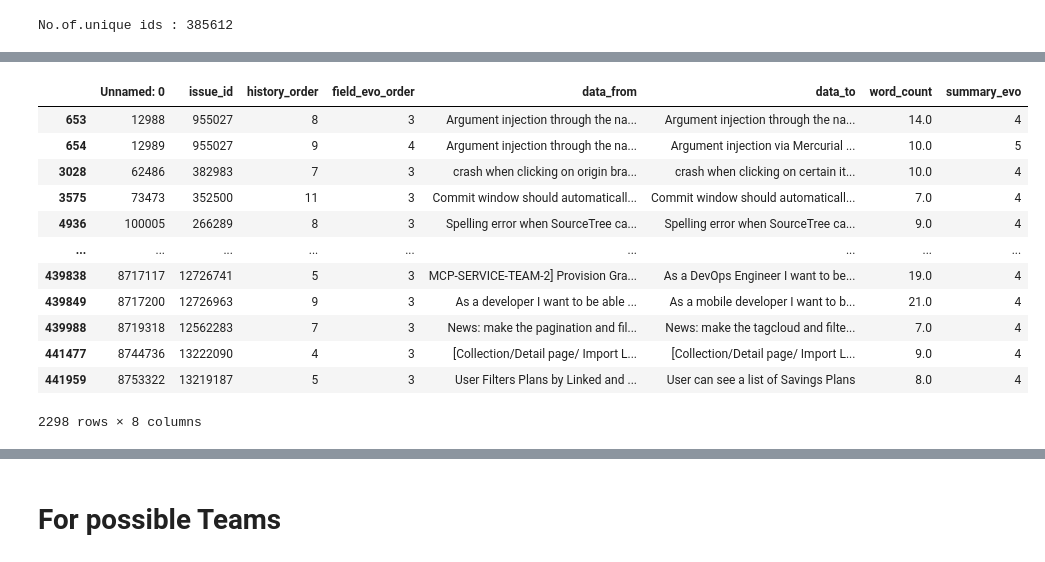
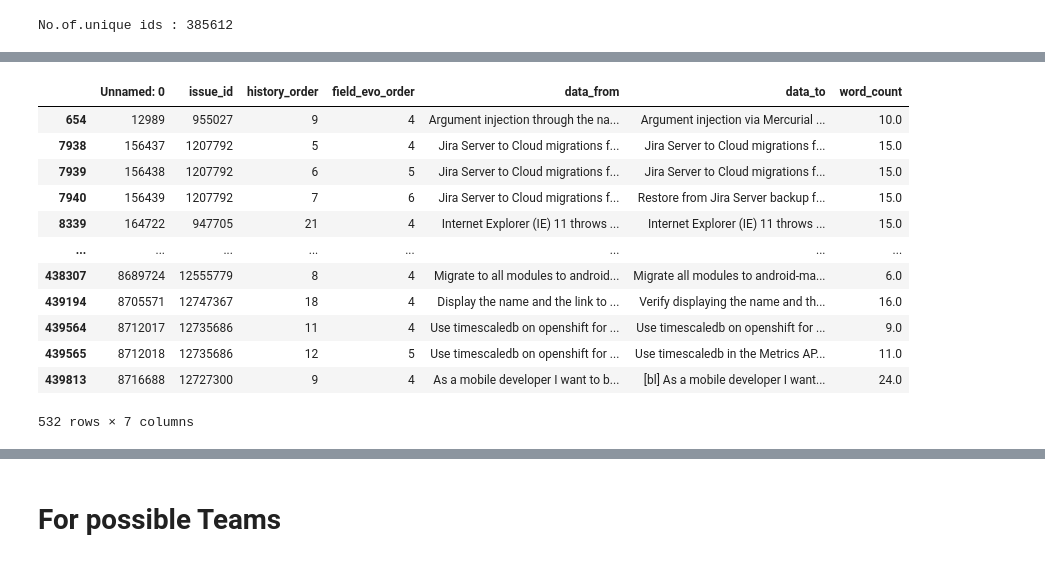
Before and after one commit to Piet777/master-thesis, a Jupyter notebook: summaryLength.ipynb, the cells around one changed output, grey strips where cells are left out. Drawn from its saved outputs; the diff is of its cells as text; code cells hidden in the pictures.

```diff
--- a/summaryLength.ipynb
+++ b/summaryLength.ipynb
@@ -129,19 +124,19 @@ memory usage: 27.0+ MB
 # %%
-df[df['summary_evo'] >= 4]
+df[df['field_evo_order'] >= 4]
 # %% [output]
-|  | Unnamed: 0 | issue_id | history_order | field_evo_order | data_from | data_to | word_count | summary_evo |
-| 653 | 12988 | 955027 | 8 | 3 | Argument injection through the na... | Argument injection through the na... | 14.0 | 4 |
-| 654 | 12989 | 955027 | 9 | 4 | Argument injection through the na... | Argument injection via Mercurial ... | 10.0 | 5 |
-| 3028 | 62486 | 382983 | 7 | 3 | crash when clicking on origin bra... | crash when clicking on certain it... | 10.0 | 4 |
-| 3575 | 73473 | 352500 | 11 | 3 | Commit window should automaticall... | Commit window should automaticall... | 7.0 | 4 |
-| 4936 | 100005 | 266289 | 8 | 3 | Spelling error when SourceTree ca... | Spelling error when SourceTree ca... | 9.0 | 4 |
-| ... | ... | ... | ... | ... | ... | ... | ... | ... |
-| 439838 | 8717117 | 12726741 | 5 | 3 | MCP-SERVICE-TEAM-2] Provision Gra... | As a DevOps Engineer I want to be... | 19.0 | 4 |
-| 439849 | 8717200 | 12726963 | 9 | 3 | As a developer I want to be able ... | As a mobile developer I want to b... | 21.0 | 4 |
-| 439988 | 8719318 | 12562283 | 7 | 3 | News: make the pagination and fil... | News: make the tagcloud and filte... | 7.0 | 4 |
-| 441477 | 8744736 | 13222090 | 4 | 3 | [Collection/Detail page/ Import L... | [Collection/Detail page/ Import L... | 9.0 | 4 |
-| 441959 | 8753322 | 13219187 | 5 | 3 | User Filters Plans by Linked and ... | User can see a list of Savings Plans | 8.0 | 4 |
+|  | Unnamed: 0 | issue_id | history_order | field_evo_order | data_from | data_to | word_count |
+| 654 | 12989 | 955027 | 9 | 4 | Argument injection through the na... | Argument injection via Mercurial ... | 10.0 |
+| 7938 | 156437 | 1207792 | 5 | 4 | Jira Server to Cloud migrations f... | Jira Server to Cloud migrations f... | 15.0 |
+| 7939 | 156438 | 1207792 | 6 | 5 | Jira Server to Cloud migrations f... | Jira Server to Cloud migrations f... | 15.0 |
+| 7940 | 156439 | 1207792 | 7 | 6 | Jira Server to Cloud migrations f... | Restore from Jira Server backup f... | 15.0 |
+| 8339 | 164722 | 947705 | 21 | 4 | Internet Explorer (IE) 11 throws ... | Internet Explorer (IE) 11 throws ... | 15.0 |
+| ... | ... | ... | ... | ... | ... | ... | ... |
+| 438307 | 8689724 | 12555779 | 8 | 4 | Migrate to all modules to android... | Migrate all modules to android-ma... | 6.0 |
+| 439194 | 8705571 | 12747367 | 18 | 4 | Display the name and the link to ... | Verify displaying the name and th... | 16.0 |
+| 439564 | 8712017 | 12735686 | 11 | 4 | Use timescaledb on openshift for ... | Use timescaledb on openshift for ... | 9.0 |
+| 439565 | 8712018 | 12735686 | 12 | 5 | Use timescaledb on openshift for ... | Use timescaledb in the Metrics AP... | 11.0 |
+| 439813 | 8716688 | 12727300 | 9 | 4 | As a mobile developer I want to b... | [bl] As a mobile developer I want... | 24.0 |
-2298 rows × 8 columns
+532 rows × 7 columns
 # %%
 df[df['issue_id'] == 955027]
 # %% [output]
```
Also changed, not shown: parts of 13 cells of this notebook, 1 other file.
